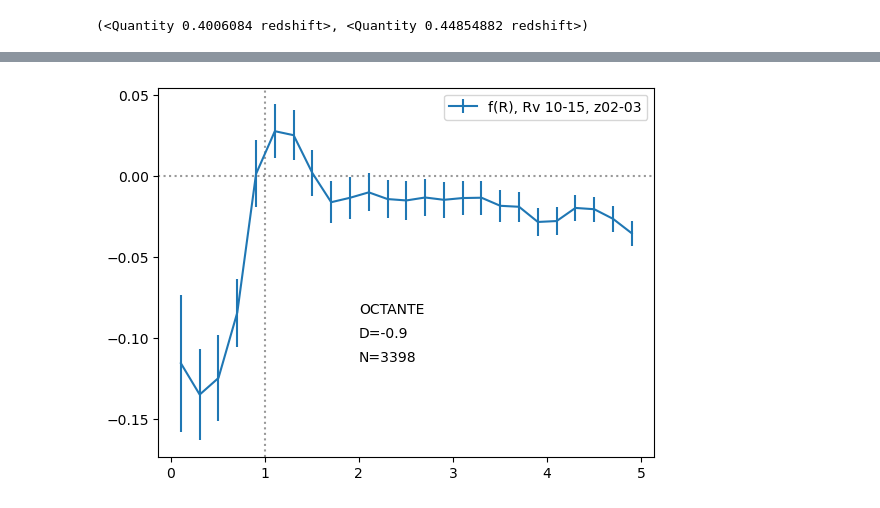
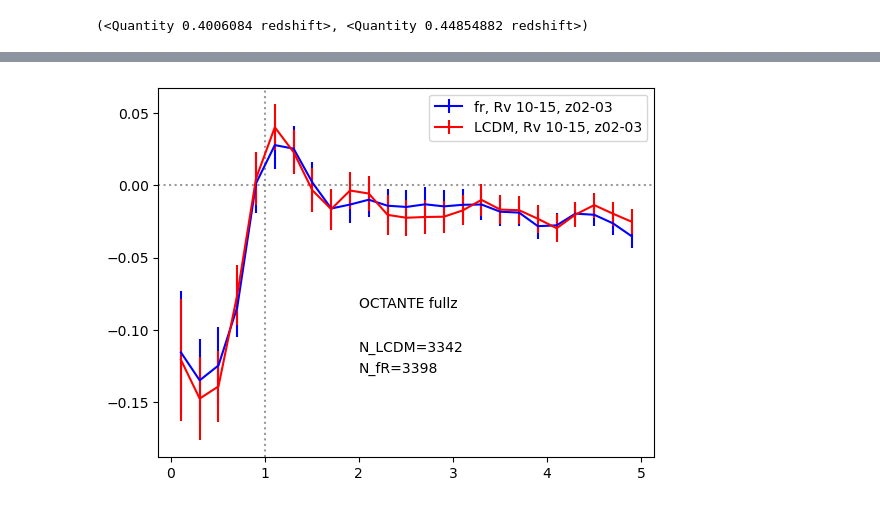
Before and after one commit to francaporaso/modified_gravity, a Jupyter notebook: tests.ipynb, the cells around one changed output, grey strips where cells are left out. Drawn from its saved outputs; the diff is of its cells as text; code cells hidden in the pictures.

```diff
--- a/tests.ipynb
+++ b/tests.ipynb
@@ -409,3 +405,8 @@ W(0.2,0.1)
 # %%
+with fits.open('/home/fcaporaso/modified_gravity/lensing/profiles/Rv10-15/TEST_LCDM_oct_rbin_0.fits') as f:
+    h_LCDM = f[0].header
+    p_LCDM = f[1].data
+
 with fits.open('/home/fcaporaso/modified_gravity/lensing/profiles/Rv10-15/TEST_fR_rbin_0.fits') as f:
-    p = f[1].data
+    h_fr = f[0].header
+    p_fr = f[1].data
@@ -412,6 +453,11 @@ with fits.open('/home/fcaporaso/modified_gravity/lensing/profiles/Rv10-15/TEST_f
 # %%
-covS = cov_matrix(p.Sigma.reshape(101,25)[1:])
+covS_fr = cov_matrix(p_fr.Sigma.reshape(101,25)[1:])
+covS_LCDM = cov_matrix(p_LCDM.Sigma.reshape(101,25)[1:])
 # %%
-S = p.Sigma.reshape(101,25)[0]
-R = p.Rp.reshape(101,25)[0]
-eS = np.sqrt(np.diag(covS))
+S_fr = p_fr.Sigma.reshape(101,25)[0]
+R_fr = p_fr.Rp.reshape(101,25)[0]
+eS_fr = np.sqrt(np.diag(covS_fr))
+
+S_LCDM = p_LCDM.Sigma.reshape(101,25)[0]
+R_LCDM = p_LCDM.Rp.reshape(101,25)[0]
+eS_LCDM = np.sqrt(np.diag(covS_LCDM))
@@ -424,13 +471,15 @@ plt.colorbar()
 # %%
 plt.axhline(0, ls=':', c='gray',alpha=0.8)
 plt.axvline(1, ls=':', c='gray',alpha=0.8)
 
-plt.errorbar(R, S, eS, label='f(R), Rv 10-15, z02-03')
-plt.text(2, -0.1,'D=-0.9')
-plt.text(2, -0.115,'N=3398')
-plt.text(2, -0.085, 'OCTANTE')
+plt.errorbar(R_fr, S_fr, eS_fr, label='fr, Rv 10-15, z02-03', c='b')
+plt.errorbar(R_LCDM, S_LCDM, eS_LCDM, label='LCDM, Rv 10-15, z02-03', c='r')
+# plt.text(2, -0.1,'D=-0.9')
+plt.text(2, -0.115,f'N_LCDM={h_LCDM["nvoids"]}')
+plt.text(2, -0.130,f'N_fR={h_fr["nvoids"]}')
+plt.text(2, -0.085, 'OCTANTE fullz')
 
 plt.legend()
 plt.show()
 # %% [output]
-[figure, old version]
+[figure, new version]
```
Also changed, not shown: parts of 34 cells of this notebook, 1 other file.
